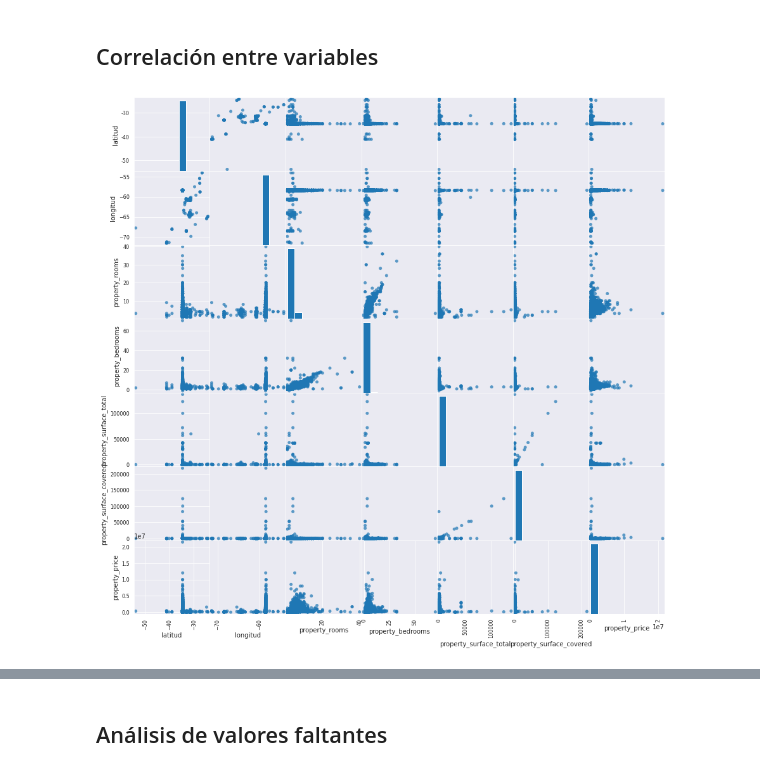
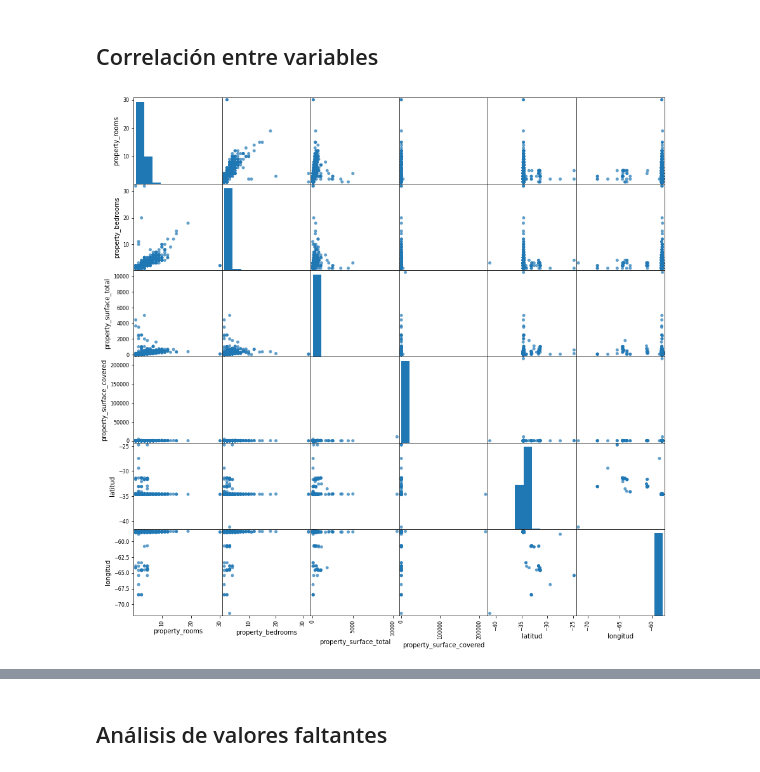
Before and after one commit to Naza26/7506R-2C2022-GRUPO01, a Jupyter notebook: 7506R_TP1_GRUPO1_ENTREGA.ipynb, the cells around one changed output, grey strips where cells are left out. Saved outputs shown, nothing was run; the diff lists cells and outputs as text; code cells hidden in the pictures.

Commit message:
fix(analisis-variables): agrego correcciones en las secciones de analisis de variables cualitativas y cuantitativas

```diff
--- a/7506R_TP1_GRUPO1_ENTREGA.ipynb
+++ b/7506R_TP1_GRUPO1_ENTREGA.ipynb
@@ -229,6 +229,8 @@ cuantitativas_discretas = ['property_rooms', 'property_bedrooms', 'property_surf
 cuantitativas_continuas = ['latitud', 'longitud']
 tipos_de_variable = {'Categoricas': categoricas, 'Ordinales': [], 'Cuantitativas Discretas': cuantitativas_discretas, 'Cuantitativas Continuas': cuantitativas_discretas}
 
+cuantitativas = cuantitativas_discretas + cuantitativas_continuas
+
 tipos_de_variable
 # %% [output]
 {'Categoricas': ['start_date',
@@ -440,11 +449,11 @@ La tabla muestra varias cosas:
 ## Correlación entre variables
 # %%
 # Realizar un análisis gráfico de las distribuciones de las variables
-columns = description_quantitatives.columns.tolist()
-quantitative_dataset = ds_filtrado[columns].drop(axis="columns", columns=["place_l5", "place_l6"])
+
+quantitative_dataset = ds_filtrado[cuantitativas]
 ax = scatter_matrix(quantitative_dataset, alpha=0.7, figsize=(15, 15), s=100)
 # %% [output]
-[figure, old version]
+[figure, new version]
 # %%
 # Analizar las correlaciones existentes entre las variables.
 quantitative_dataset.corr()
```
Also changed, not shown: parts of 27 cells of this notebook.
